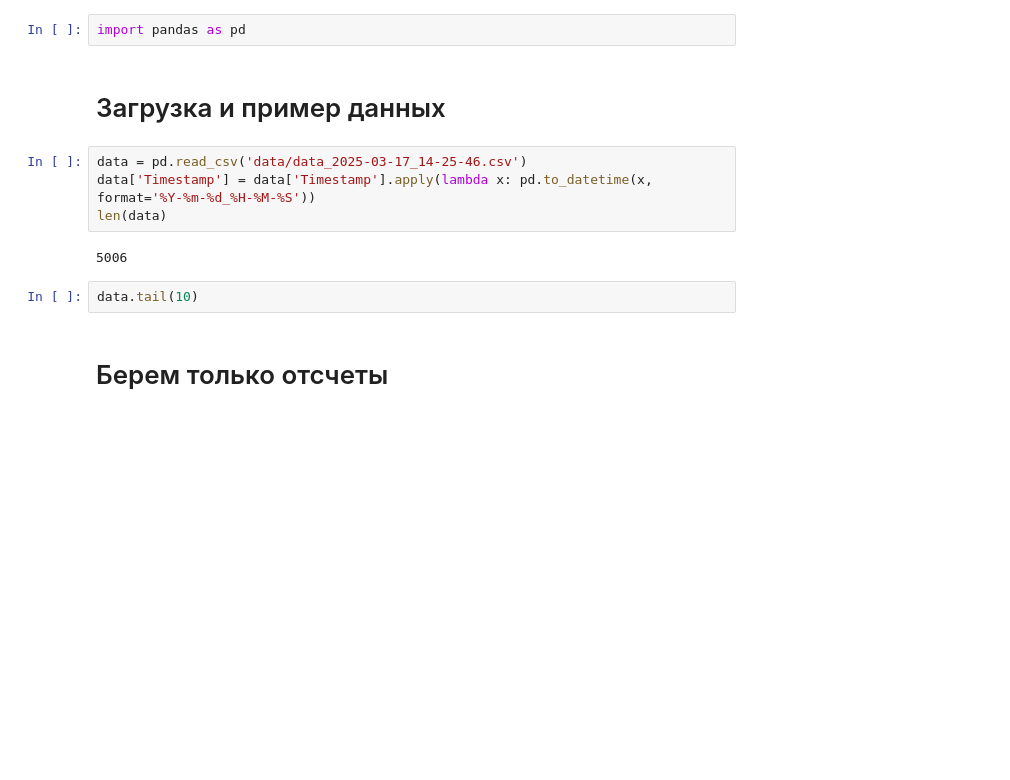
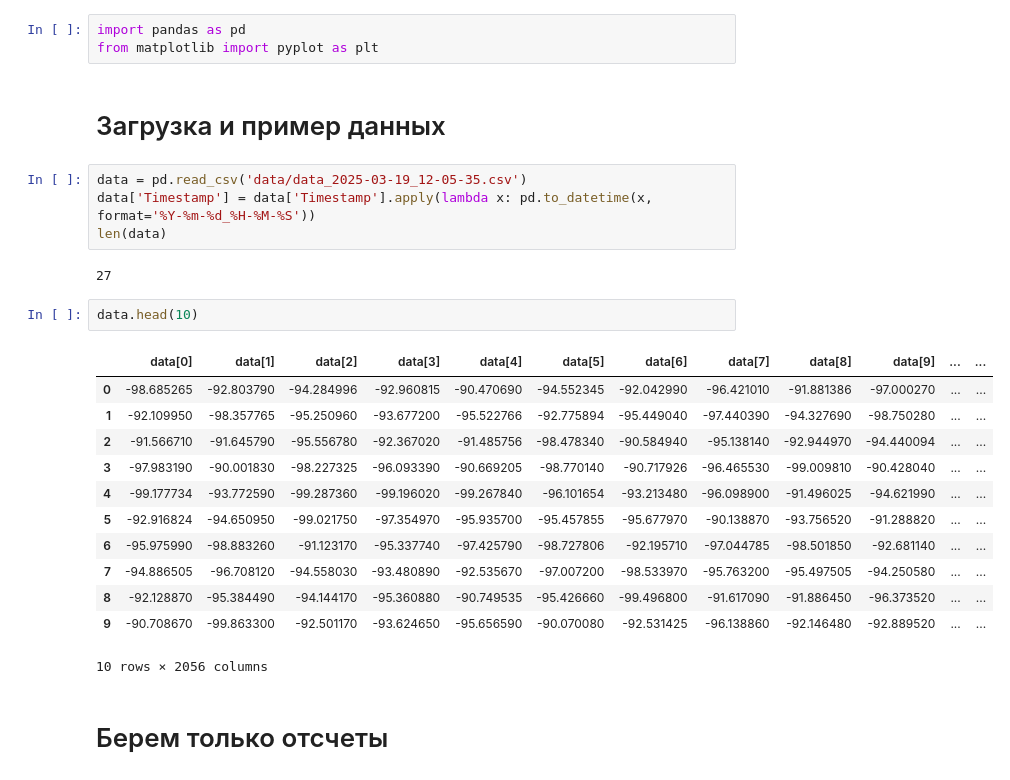
Before and after one commit to GrigoriyAkhmetshakirov/sample_collector, a Jupyter notebook: pandas_test.ipynb, the cells around one changed output. Cells and saved outputs as stored; diff of their text form; blank space fills up the shorter version.

```diff
--- a/pandas_test.ipynb
+++ b/pandas_test.ipynb
@@ -1,15 +1,29 @@
 # %%
 import pandas as pd
+from matplotlib import pyplot as plt
 # %% [markdown]
 # Загрузка и пример данных
 # %%
-data = pd.read_csv('data/data_2025-03-17_14-25-46.csv')
+data = pd.read_csv('data/data_2025-03-19_12-05-35.csv')
 data['Timestamp'] = data['Timestamp'].apply(lambda x: pd.to_datetime(x, format='%Y-%m-%d_%H-%M-%S'))
 len(data)
 # %% [output]
-5006
+27
 # %%
-data.tail(10)
+data.head(10)
+# %% [output]
+|  | data[0] | data[1] | data[2] | data[3] | data[4] | data[5] | data[6] | data[7] | data[8] | data[9] | ... | ... |
+| 0 | -98.685265 | -92.803790 | -94.284996 | -92.960815 | -90.470690 | -94.552345 | -92.042990 | -96.421010 | -91.881386 | -97.000270 | ... | ... |
+| 1 | -92.109950 | -98.357765 | -95.250960 | -93.677200 | -95.522766 | -92.775894 | -95.449040 | -97.440390 | -94.327690 | -98.750280 | ... | ... |
+| 2 | -91.566710 | -91.645790 | -95.556780 | -92.367020 | -91.485756 | -98.478340 | -90.584940 | -95.138140 | -92.944970 | -94.440094 | ... | ... |
+| 3 | -97.983190 | -90.001830 | -98.227325 | -96.093390 | -90.669205 | -98.770140 | -90.717926 | -96.465530 | -99.009810 | -90.428040 | ... | ... |
+| 4 | -99.177734 | -93.772590 | -99.287360 | -99.196020 | -99.267840 | -96.101654 | -93.213480 | -96.098900 | -91.496025 | -94.621990 | ... | ... |
+| 5 | -92.916824 | -94.650950 | -99.021750 | -97.354970 | -95.935700 | -95.457855 | -95.677970 | -90.138870 | -93.756520 | -91.288820 | ... | ... |
+| 6 | -95.975990 | -98.883260 | -91.123170 | -95.337740 | -97.425790 | -98.727806 | -92.195710 | -97.044785 | -98.501850 | -92.681140 | ... | ... |
+| 7 | -94.886505 | -96.708120 | -94.558030 | -93.480890 | -92.535670 | -97.007200 | -98.533970 | -95.763200 | -95.497505 | -94.250580 | ... | ... |
+| 8 | -92.128870 | -95.384490 | -94.144170 | -95.360880 | -90.749535 | -95.426660 | -99.496800 | -91.617090 | -91.886450 | -96.373520 | ... | ... |
+| 9 | -90.708670 | -99.863300 | -92.501170 | -93.624650 | -95.656590 | -90.070080 | -92.531425 | -96.138860 | -92.146480 | -92.889520 | ... | ... |
+10 rows × 2056 columns
 # %% [markdown]
 # Берем только отсчеты
 # %%
```
Also changed, not shown: parts of 4 cells of this notebook, 4 other files.
